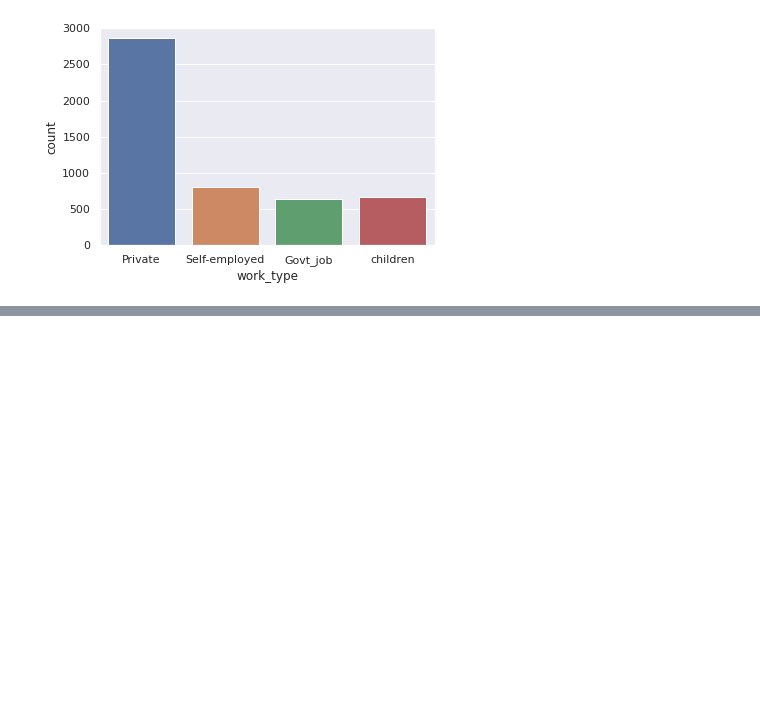
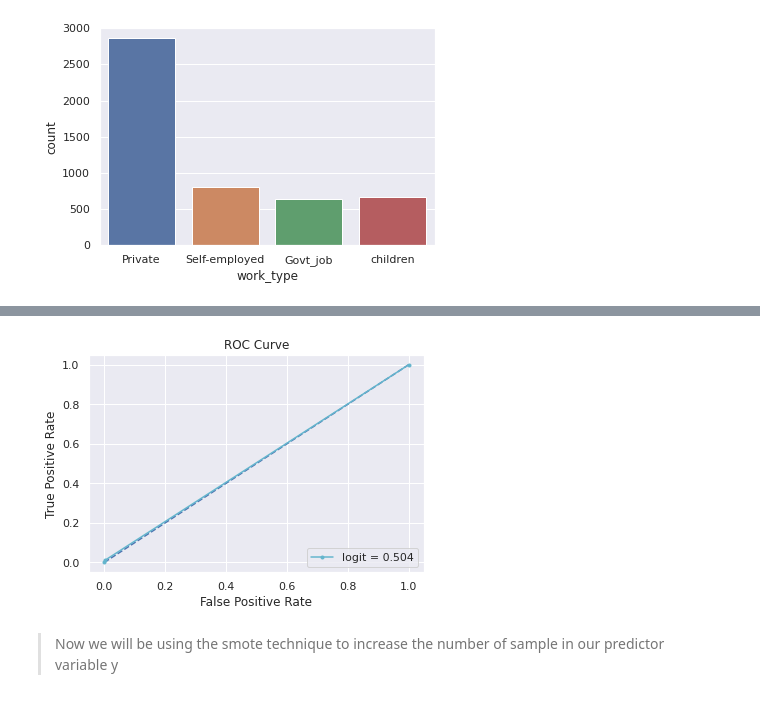
Before and after one commit to mahii6991/Kaggle_Projects, a Jupyter notebook: brain-stroke-dataset.ipynb, the cells around one changed output, grey strips where cells are left out. Cells and saved outputs as stored; diff of their text form; code cells hidden in the pictures; blank space fills up the shorter version.

```diff
--- a/brain-stroke-dataset.ipynb
+++ b/brain-stroke-dataset.ipynb
@@ -97,0 +170,2 @@ sns.scatterplot(x=data.iloc[:,1],y=data.iloc[:,8])
+# %%
+y_pred = logit.predict(X_test)
@@ -97,0 +212,16 @@ sns.scatterplot(x=data.iloc[:,1],y=data.iloc[:,8])
+# %%
+logit_fpr, logit_tpr, thresholds = metrics.roc_curve(y_test, y_pred)
+logit_auc = metrics.roc_auc_score(y_test, y_pred)
+# %%
+#ROC CURVE
+plt.title('ROC Curve')
+plt.plot([0, 1], [0, 1], linestyle='--')
+plt.plot(logit_fpr, logit_tpr, 'c', marker='.', label = 'logit = %0.3f' % logit_auc )
+plt.legend(loc = 'lower right')
+plt.ylabel('True Positive Rate')
+plt.xlabel('False Positive Rate')
+plt.show()
+# %% [output]
+[figure, added]
+# %% [markdown]
+> Now we will be using the smote technique to increase the number of sample in our predictor variable y
```
Also changed, not shown: parts of 27 cells of this notebook.
